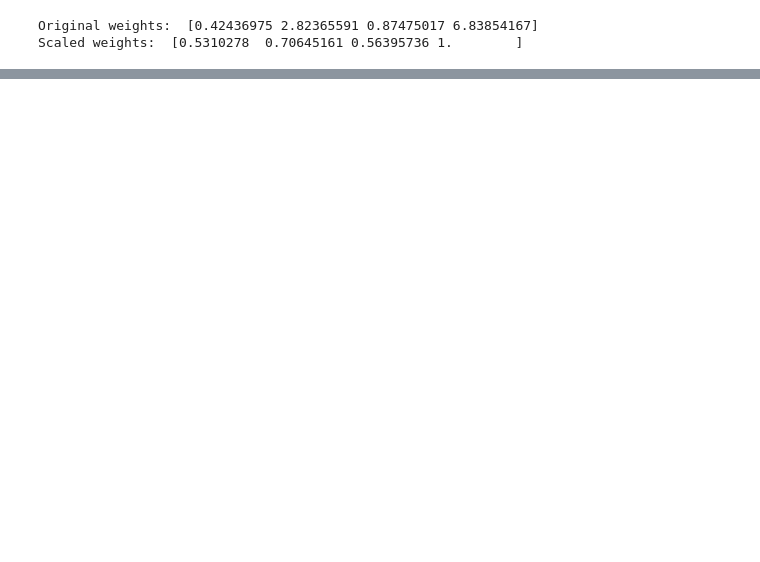
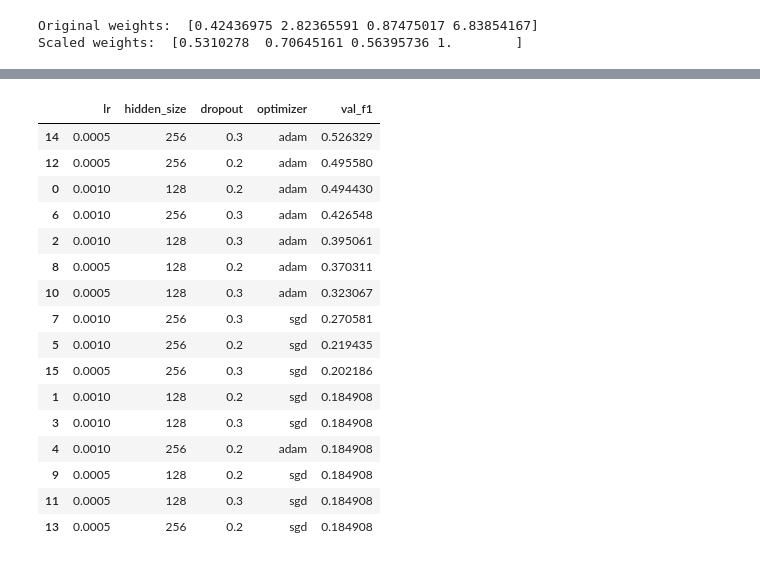
Before and after one commit to emirhansarioglu/ecg-timeseries-model, a Jupyter notebook: Dataset_Exploration/EDA.ipynb, the cells around one changed output, grey strips where cells are left out. Cells and saved outputs as stored; diff of their text form; code cells hidden in the pictures; blank space fills up the shorter version.

```diff
--- a/Dataset_Exploration/EDA.ipynb
+++ b/Dataset_Exploration/EDA.ipynb
@@ -618,5 +653,5 @@ from torch.utils.data import DataLoader
 train_dataset = ECGDataset(train_df)
 val_dataset = ECGDataset(val_df)
 
-train_loader = DataLoader(train_dataset, batch_size=32, shuffle=True)
+train_loader = DataLoader(train_dataset, batch_size=32, shuffle=True,generator=torch.Generator().manual_seed(42))
 val_loader = DataLoader(val_dataset, batch_size=32)
@@ -748,5 +794,5 @@ def evaluate_with_metrics(model:nn.Module, dataloader, loss_fn, device):
 # %%
-num_epochs = 10
+num_epochs = 5
 
 for epoch in range(num_epochs):
     train_loss, train_acc = train_one_epoch(model, train_loader, optimizer, loss_fn)
@@ -882,0 +1001,7 @@ weighted avg       0.67      0.68      0.66       927
+# %%
+param_grid = {
+    'lr': [0.001, 0.0005],
+    'hidden_size': [128, 256],
+    'dropout': [0.2, 0.3],
+    'optimizer': ['adam', 'sgd']
+}
@@ -882,0 +1010,2 @@ weighted avg       0.67      0.68      0.66       927
+# %%
+experiment_results = run_experiments(param_grid, train_df, val_df, num_epochs=6)
@@ -882,0 +1030,21 @@ weighted avg       0.67      0.68      0.66       927
+# %%
+top_list = experiment_results.sort_values(by="val_f1", ascending=False)
+top_list
+# %% [output]
+|  | lr | hidden_size | dropout | optimizer | val_f1 |
+| 14 | 0.0005 | 256 | 0.3 | adam | 0.526329 |
+| 12 | 0.0005 | 256 | 0.2 | adam | 0.495580 |
+| 0 | 0.0010 | 128 | 0.2 | adam | 0.494430 |
+| 6 | 0.0010 | 256 | 0.3 | adam | 0.426548 |
+| 2 | 0.0010 | 128 | 0.3 | adam | 0.395061 |
+| 8 | 0.0005 | 128 | 0.2 | adam | 0.370311 |
+| 10 | 0.0005 | 128 | 0.3 | adam | 0.323067 |
+| 7 | 0.0010 | 256 | 0.3 | sgd | 0.270581 |
+| 5 | 0.0010 | 256 | 0.2 | sgd | 0.219435 |
+| 15 | 0.0005 | 256 | 0.3 | sgd | 0.202186 |
+| 1 | 0.0010 | 128 | 0.2 | sgd | 0.184908 |
+| 3 | 0.0010 | 128 | 0.3 | sgd | 0.184908 |
+| 4 | 0.0010 | 256 | 0.2 | adam | 0.184908 |
+| 9 | 0.0005 | 128 | 0.2 | sgd | 0.184908 |
+| 11 | 0.0005 | 128 | 0.3 | sgd | 0.184908 |
+| 13 | 0.0005 | 256 | 0.2 | sgd | 0.184908 |
```
Also changed, not shown: parts of 21 cells of this notebook.
